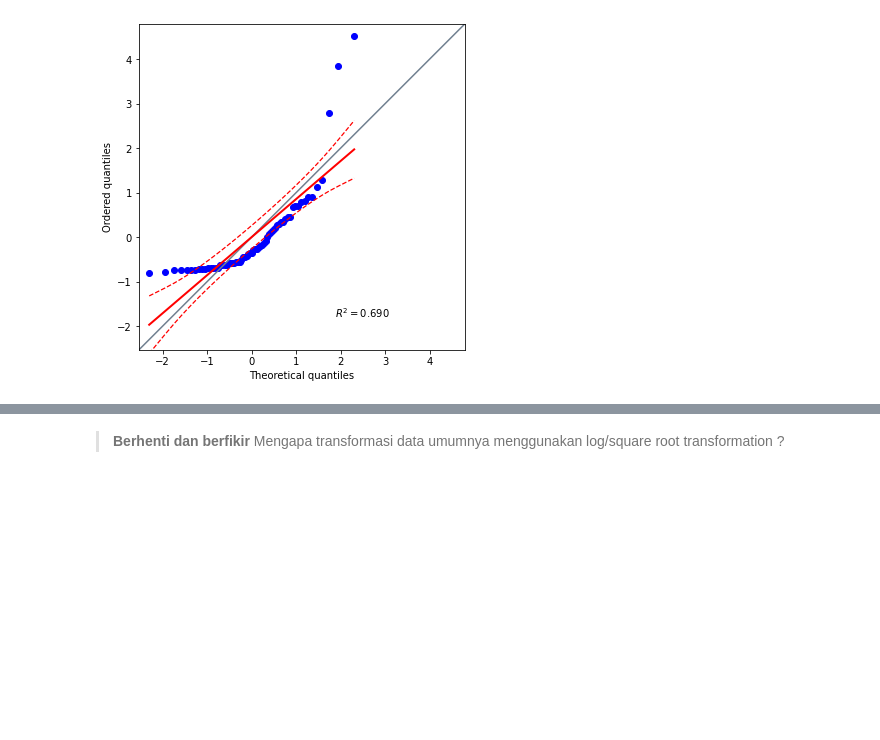
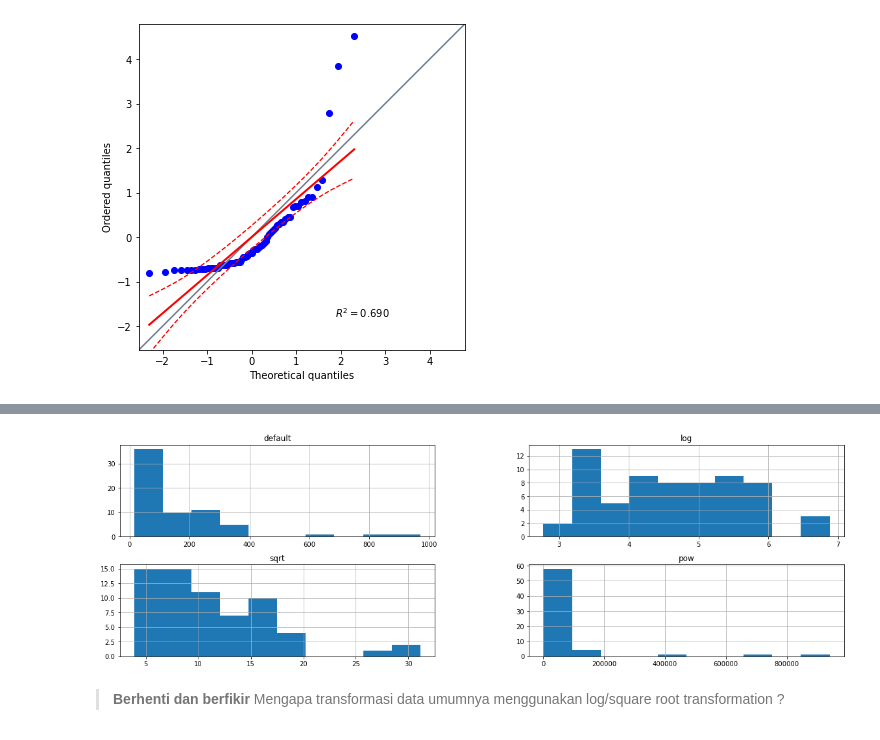
Before and after one commit to mofdac/-materi-das, a Jupyter notebook: 04. Data Preparation/Feature Engineering.ipynb, the cells around one changed output, grey strips where cells are left out. Saved outputs shown, nothing was run; the diff lists cells and outputs as text; code cells hidden in the pictures; blank space fills up the shorter version.

Commit message:
upload data tugas

```diff
--- a/04. Data Preparation/Feature Engineering.ipynb
+++ b/04. Data Preparation/Feature Engineering.ipynb
@@ -266,3 +281,10 @@ Untuk mengatasi ketaknormalan data bisa menggunakan transformasi variabel, mengg
+# %%
+merged_df = pd.DataFrame([df.potassium,log_norm,sqrt_norm,pow_norm]).transpose()
+merged_df.columns = ['default','log','sqrt','pow']
+merged_df.hist()
+plt.show()
+# %% [output]
+[figure, added]
 # %% [markdown]
 > **Berhenti dan berfikir** </br>
 > Mengapa transformasi data umumnya menggunakan log/square root transformation ?
```
Also changed, not shown: parts of 35 cells of this notebook, 2 other files.
